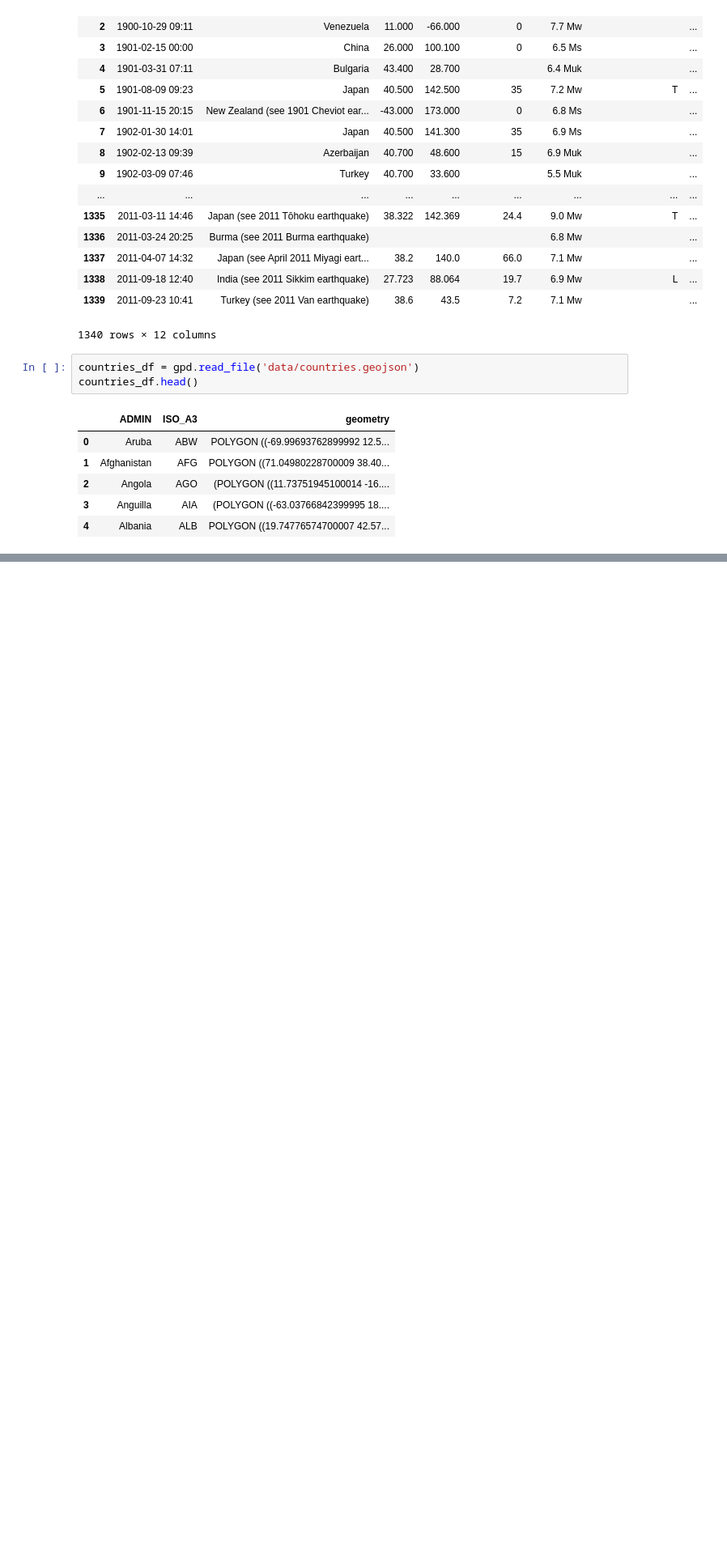
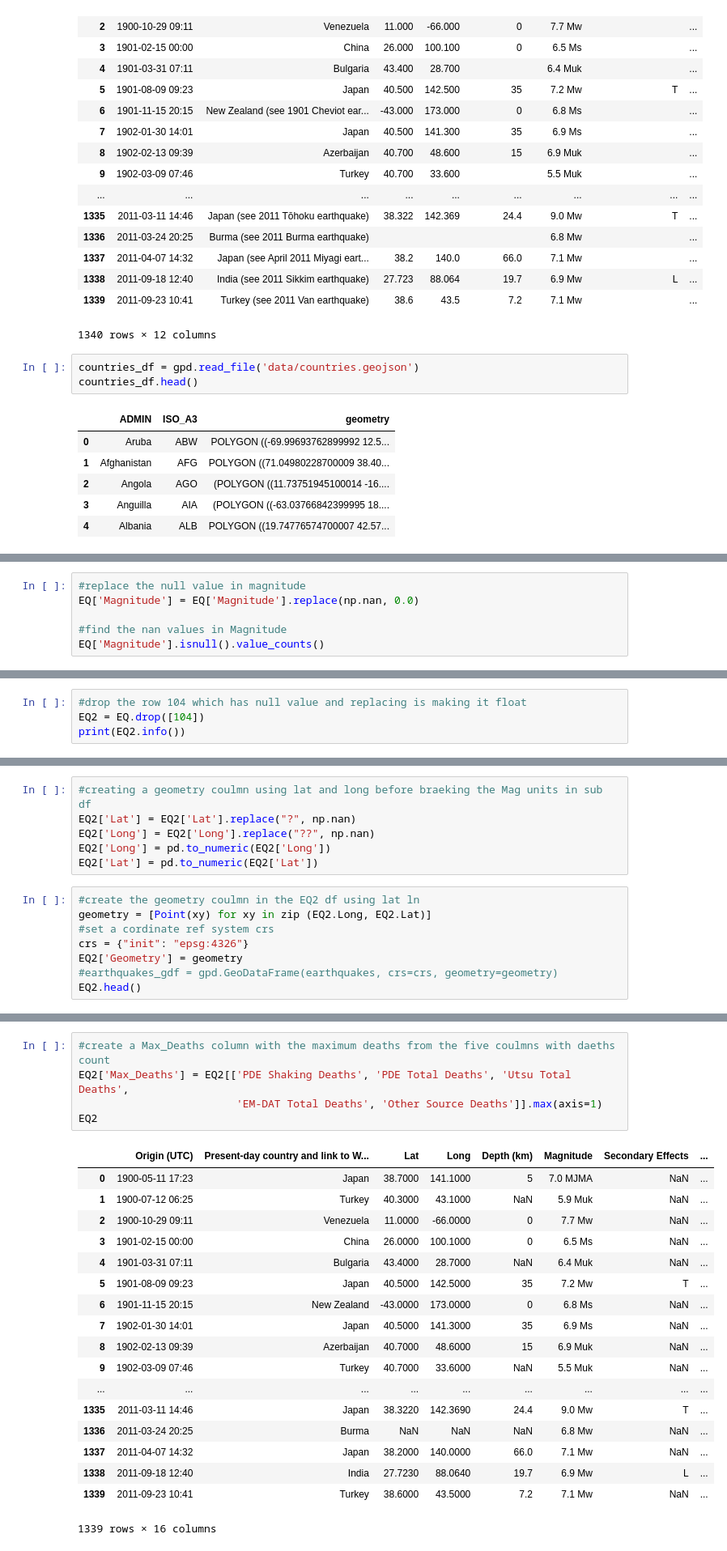
Before and after one commit to smitamisra/StrikingRobo_Earthquakes, a Jupyter notebook: SM2.ipynb, the cells around one changed output, grey strips where cells are left out. Shown at 81% size. Saved outputs shown, nothing was run; the diff lists cells and outputs as text; blank space fills up the shorter version.

```diff
--- a/SM2.ipynb
+++ b/SM2.ipynb
@@ -170,0 +636,6 @@ NameError: name 'gdf' is not defined
+# %%
+#replace the null value in magnitude
+EQ['Magnitude'] = EQ['Magnitude'].replace(np.nan, 0.0)
+
+#find the nan values in Magnitude
+EQ['Magnitude'].isnull().value_counts()
@@ -170,0 +645,4 @@ NameError: name 'gdf' is not defined
+# %%
+#drop the row 104 which has null value and replacing is making it float
+EQ2 = EQ.drop([104])
+print(EQ2.info())
@@ -170,0 +766,14 @@ NameError: name 'gdf' is not defined
+# %%
+#creating a geometry coulmn using lat and long before braeking the Mag units in sub df
+EQ2['Lat'] = EQ2['Lat'].replace("?", np.nan)
+EQ2['Long'] = EQ2['Long'].replace("??", np.nan)
+EQ2['Long'] = pd.to_numeric(EQ2['Long'])
+EQ2['Lat'] = pd.to_numeric(EQ2['Lat'])
+# %%
+#create the geometry coulmn in the EQ2 df using lat ln
+geometry = [Point(xy) for xy in zip (EQ2.Long, EQ2.Lat)]
+#set a cordinate ref system crs
+crs = {"init": "epsg:4326"}
+EQ2['Geometry'] = geometry
+#earthquakes_gdf = gpd.GeoDataFrame(earthquakes, crs=crs, geometry=geometry)
+EQ2.head()
@@ -170,0 +787,24 @@ NameError: name 'gdf' is not defined
+# %%
+#create a Max_Deaths column with the maximum deaths from the five coulmns with daeths count
+EQ2['Max_Deaths'] = EQ2[['PDE Shaking Deaths', 'PDE Total Deaths', 'Utsu Total Deaths',
+                         'EM-DAT Total Deaths', 'Other Source Deaths']].max(axis=1)
+EQ2
+# %% [output]
+|  | Origin (UTC) | Present-day country and link to W... | Lat | Long | Depth (km) | Magnitude | Secondary Effects | ... |
+| 0 | 1900-05-11 17:23 | Japan | 38.7000 | 141.1000 | 5 | 7.0 MJMA | NaN | ... |
+| 1 | 1900-07-12 06:25 | Turkey | 40.3000 | 43.1000 | NaN | 5.9 Muk | NaN | ... |
+| 2 | 1900-10-29 09:11 | Venezuela | 11.0000 | -66.0000 | 0 | 7.7 Mw | NaN | ... |
+| 3 | 1901-02-15 00:00 | China | 26.0000 | 100.1000 | 0 | 6.5 Ms | NaN | ... |
+| 4 | 1901-03-31 07:11 | Bulgaria | 43.4000 | 28.7000 | NaN | 6.4 Muk | NaN | ... |
+| 5 | 1901-08-09 09:23 | Japan | 40.5000 | 142.5000 | 35 | 7.2 Mw | T | ... |
+| 6 | 1901-11-15 20:15 | New Zealand | -43.0000 | 173.0000 | 0 | 6.8 Ms | NaN | ... |
+| 7 | 1902-01-30 14:01 | Japan | 40.5000 | 141.3000 | 35 | 6.9 Ms | NaN | ... |
+| 8 | 1902-02-13 09:39 | Azerbaijan | 40.7000 | 48.6000 | 15 | 6.9 Muk | NaN | ... |
+| 9 | 1902-03-09 07:46 | Turkey | 40.7000 | 33.6000 | NaN | 5.5 Muk | NaN | ... |
+| ... | ... | ... | ... | ... | ... | ... | ... | ... |
+| 1335 | 2011-03-11 14:46 | Japan | 38.3220 | 142.3690 | 24.4 | 9.0 Mw | T | ... |
+| 1336 | 2011-03-24 20:25 | Burma | NaN | NaN | NaN | 6.8 Mw | NaN | ... |
+| 1337 | 2011-04-07 14:32 | Japan | 38.2000 | 140.0000 | 66.0 | 7.1 Mw | NaN | ... |
+| 1338 | 2011-09-18 12:40 | India | 27.7230 | 88.0640 | 19.7 | 6.9 Mw | L | ... |
+| 1339 | 2011-09-23 10:41 | Turkey | 38.6000 | 43.5000 | 7.2 | 7.1 Mw | NaN | ... |
+1339 rows × 16 columns
```
Also changed, not shown: parts of 63 cells of this notebook, 2 other files.
